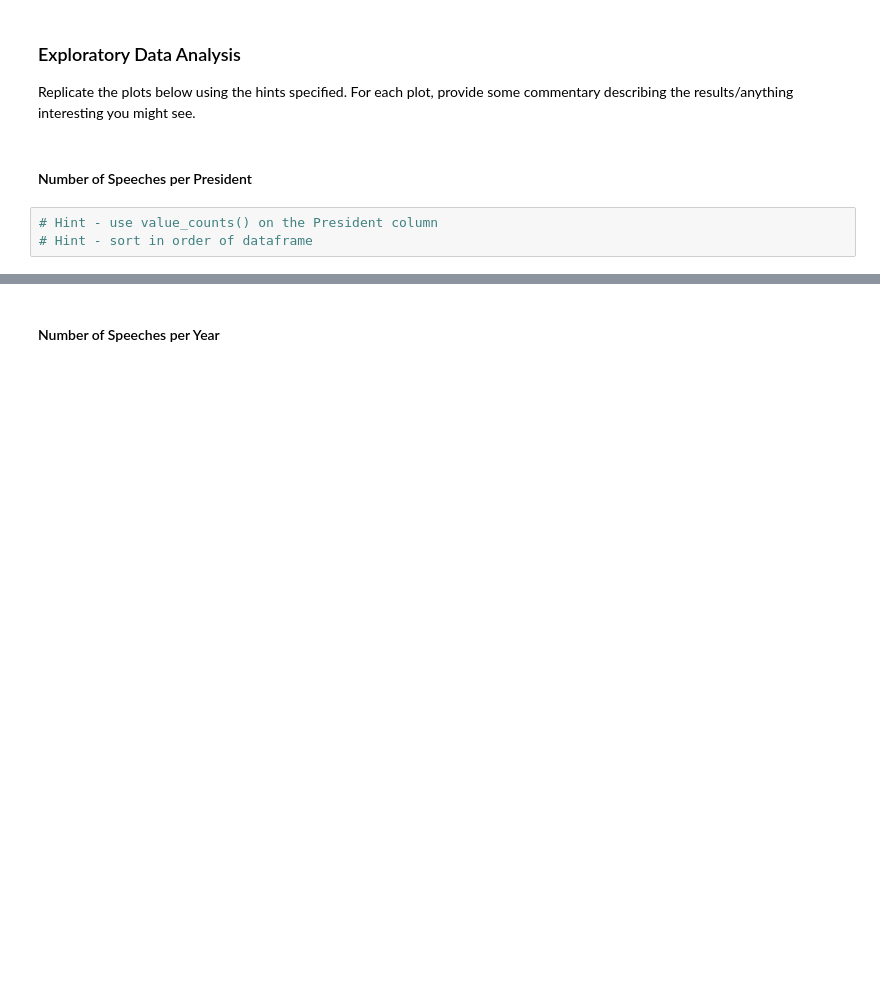
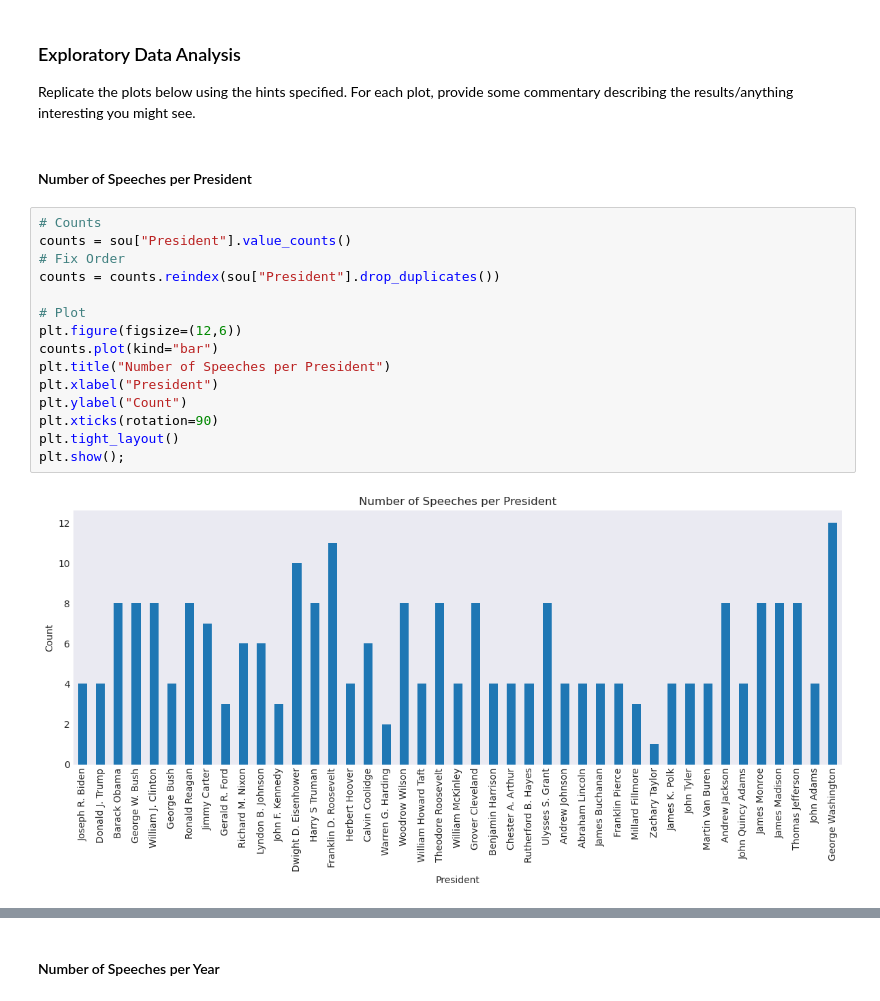
Before and after one commit to UCB-stat-159-f25/proj02-shrija-owen-allison, a Jupyter notebook: nlp-P01.ipynb, the cells around one changed output, grey strips where cells are left out. Cells and saved outputs as stored; diff of their text form; blank space fills up the shorter version.

```diff
--- a/nlp-P01.ipynb
+++ b/nlp-P01.ipynb
@@ -52,5 +41,19 @@ Replicate the plots below using the hints specified. For each plot, provide some
 # %% [markdown]
 #### Number of Speeches per President
 # %%
-# Hint - use value_counts() on the President column
-# Hint - sort in order of dataframe
+# Counts
+counts = sou["President"].value_counts()
+# Fix Order
+counts = counts.reindex(sou["President"].drop_duplicates())
+
+# Plot
+plt.figure(figsize=(12,6))
+counts.plot(kind="bar")
+plt.title("Number of Speeches per President")
+plt.xlabel("President")
+plt.ylabel("Count")
+plt.xticks(rotation=90)
+plt.tight_layout()
+plt.show();
+# %% [output]
+[figure, added]
```
Also changed, not shown: parts of 9 cells of this notebook.
